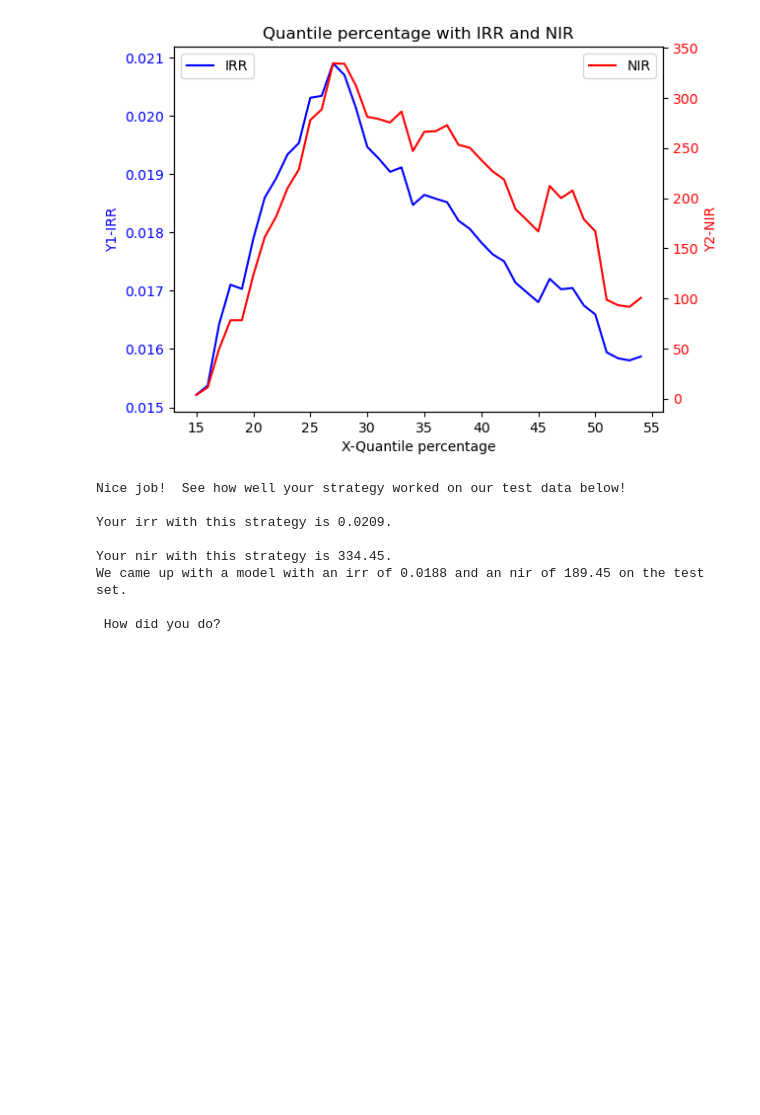
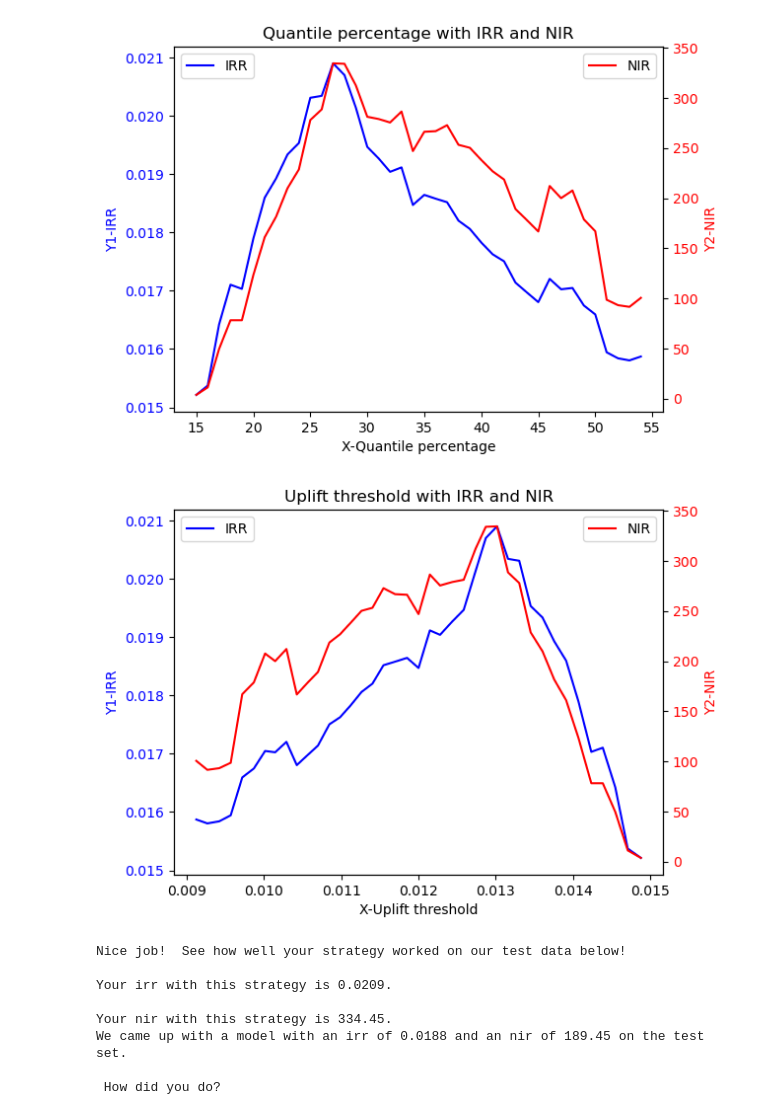
Before and after one commit to lengocanh/Udacity_Starbucks, a Jupyter notebook: Starbucks.ipynb, the cells around one changed output. Saved outputs shown, nothing was run; the diff lists cells and outputs as text; code cells hidden in the pictures; blank space fills up the shorter version.

```diff
--- a/Starbucks.ipynb
+++ b/Starbucks.ipynb
@@ -271,6 +274,29 @@ plt.title('Quantile percentage with IRR and NIR')
 plt.show()
 # %% [output]
 [figure]
+# %%
+fig, ax1 = plt.subplots()
+
+sns.lineplot(x='uplift threshold', y='IRR', data=df_result, ax=ax1, label='IRR', color='b')
+
+ax1.set_xlabel('X-Uplift threshold')
+ax1.set_ylabel('Y1-IRR', color='b')
+ax1.tick_params(axis='y', labelcolor='b')
+
+ax2 = ax1.twinx()
+sns.lineplot(x='uplift threshold', y='NIR', data=df_result, ax=ax2, label='NIR', color='r')
+
+ax2.set_ylabel('Y2-NIR', color='r')
+ax2.tick_params(axis='y', labelcolor='r')
+
+ax1.legend(loc='upper left')
+ax2.legend(loc='upper right')
+
+plt.title('Uplift threshold with IRR and NIR')
+
+plt.show()
+# %% [output]
+[figure, added]
 # %%
 def promotion_strategy(df):
     '''
```
Also changed, not shown: parts of 1 cell of this notebook.
